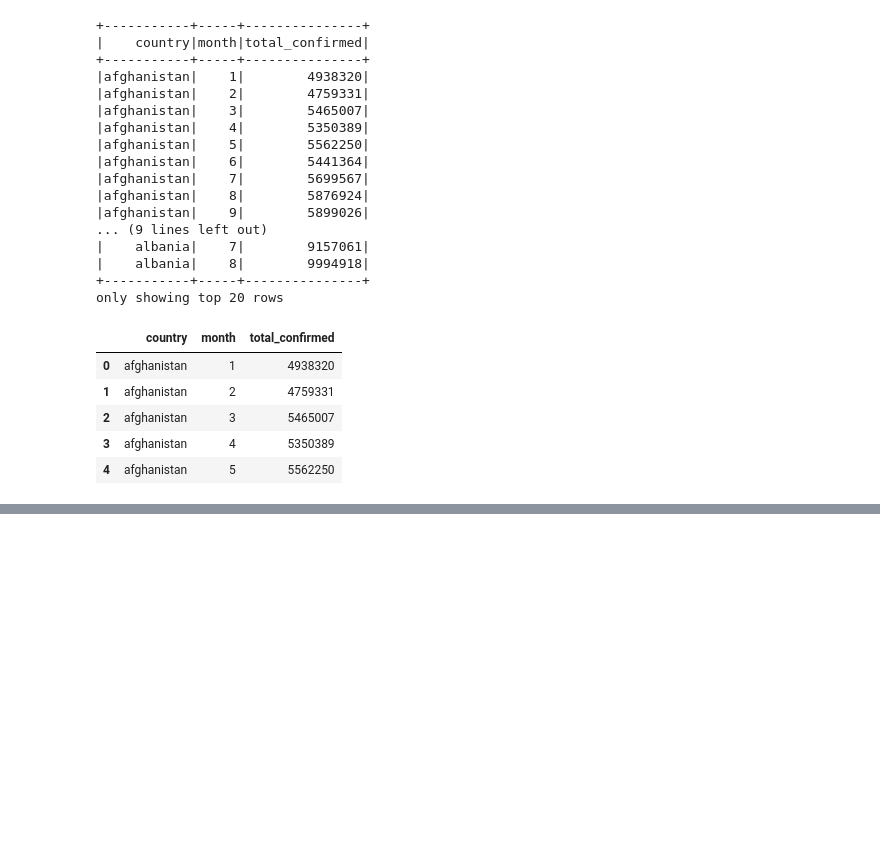
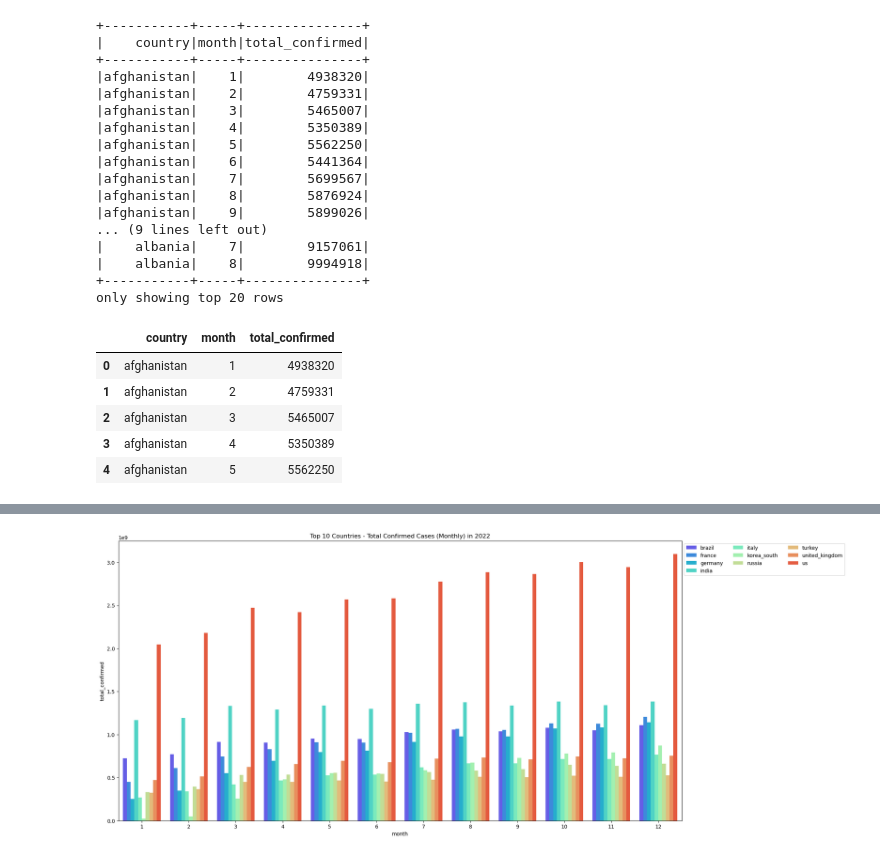
Before and after one commit to ttran15/big_data, a Jupyter notebook: Data_visualizations/All_Country_2022.ipynb, the cells around one changed output, grey strips where cells are left out. Cells and saved outputs as stored; diff of their text form; code cells hidden in the pictures; blank space fills up the shorter version.

```diff
--- a/Data_visualizations/All_Country_2022.ipynb
+++ b/Data_visualizations/All_Country_2022.ipynb
@@ -83,0 +108,9 @@ plt.show()
+# %%
+# Plot the bar chart for the top 10 countries
+plt.figure(figsize=(20, 10))
+sns.barplot(data=top_10_confirmed_2022_monthly, x='month', y='total_confirmed', hue='country', palette='rainbow')
+plt.legend(ncol=3, bbox_to_anchor=(1, 1))
+plt.title('Top 10 Countries - Total Confirmed Cases (Monthly) in 2022')
+plt.show()
+# %% [output]
+[figure, added]
```
Also changed, not shown: parts of 5 cells of this notebook, 4 other files.
